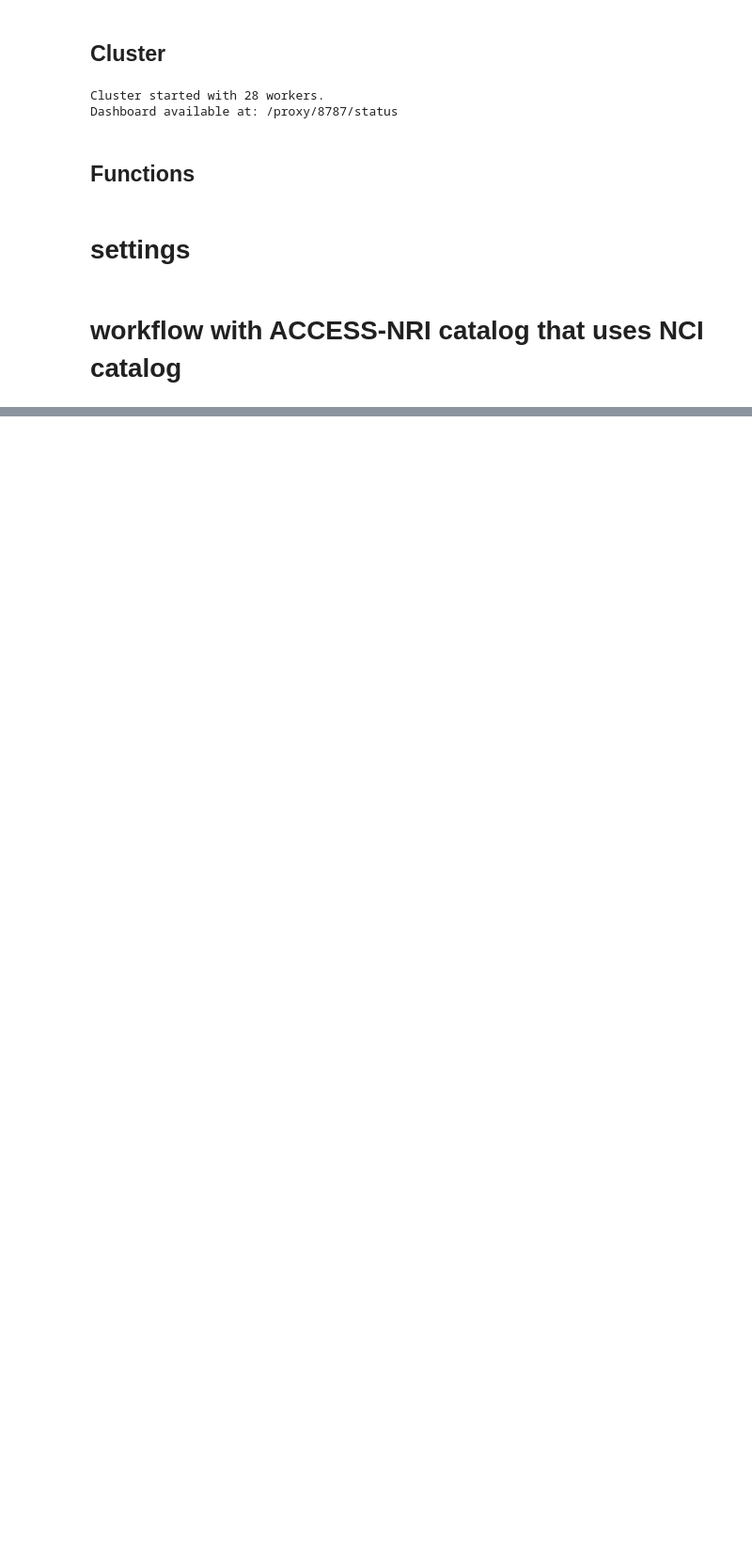
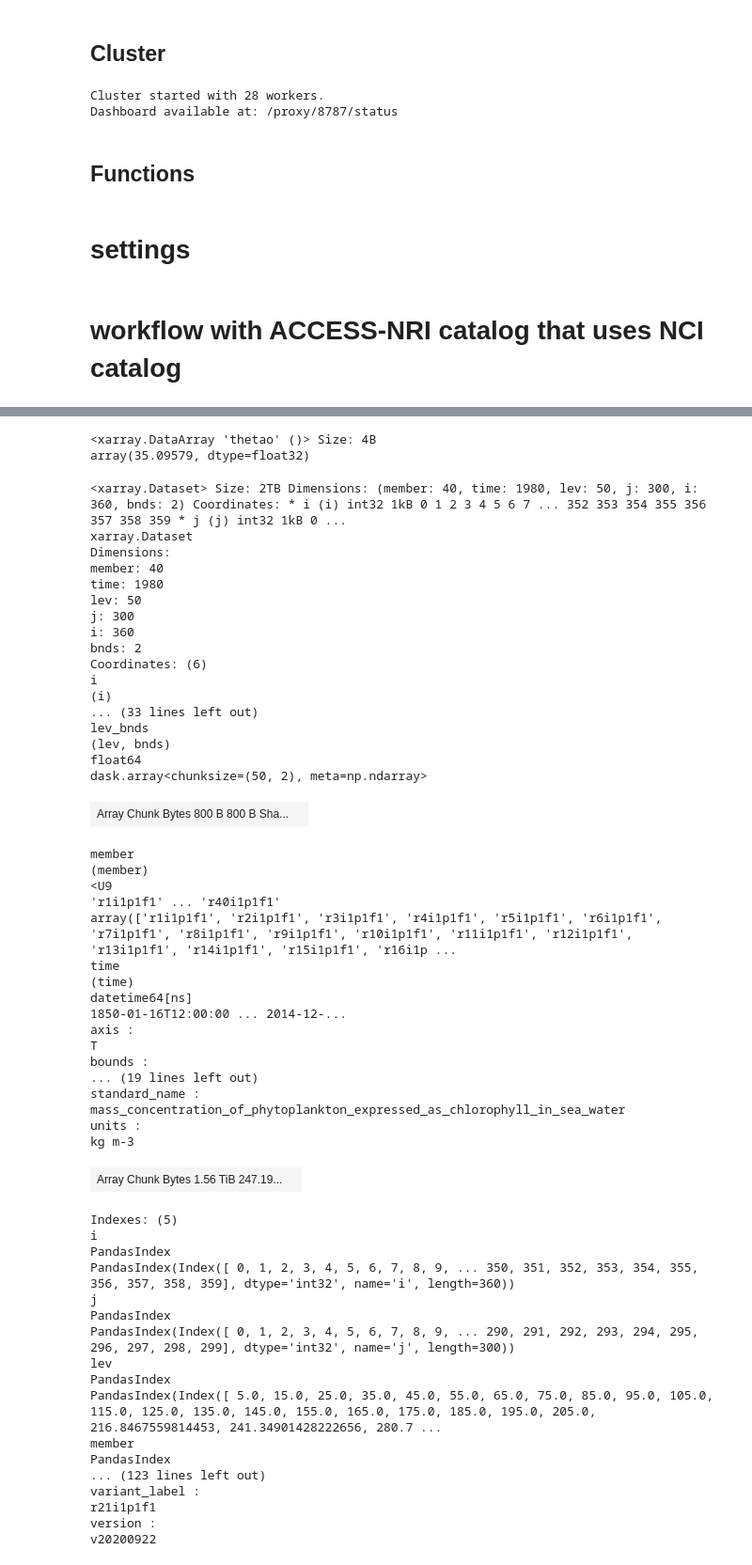
Before and after one commit to Thomas-Moore-Creative/ACDtools, a Jupyter notebook: notebooks/ARD_workflow_2025/ACCESS-ESM15-write-zarr.ipynb, the cells around one changed output, grey strips where cells are left out. Shown: that part at 94% size. Saved outputs shown, nothing was run; the diff lists cells and outputs as text; code cells hidden in the pictures; blank space fills up the shorter version.

```diff
--- a/notebooks/ARD_workflow_2025/ACCESS-ESM15-write-zarr.ipynb
+++ b/notebooks/ARD_workflow_2025/ACCESS-ESM15-write-zarr.ipynb
@@ -180,0 +196,61 @@ print(f"✅ Log written to {logfile}")
+# %%
+max_temp
+# %% [output]
+<xarray.DataArray 'thetao' ()> Size: 4B
+array(35.09579, dtype=float32)
+# %%
+chl
+# %% [output]
+<xarray.Dataset> Size: 2TB Dimensions: (member: 40, time: 1980, lev: 50, j: 300, i: 360, bnds: 2) Coordinates: * i (i) int32 1kB 0 1 2 3 4 5 6 7 ... 352 353 354 355 356 357 358 359 * j (j) int32 1kB 0 ...
+xarray.Dataset
+Dimensions:
+member: 40
+time: 1980
+lev: 50
+j: 300
+i: 360
+bnds: 2
+Coordinates: (6)
+i
+(i)
+... (33 lines left out)
+lev_bnds
+(lev, bnds)
+float64
+dask.array<chunksize=(50, 2), meta=np.ndarray>
+| Array Chunk Bytes 800 B 800 B Sha... |  |
+member
+(member)
+<U9
+'r1i1p1f1' ... 'r40i1p1f1'
+array(['r1i1p1f1', 'r2i1p1f1', 'r3i1p1f1', 'r4i1p1f1', 'r5i1p1f1', 'r6i1p1f1', 'r7i1p1f1', 'r8i1p1f1', 'r9i1p1f1', 'r10i1p1f1', 'r11i1p1f1', 'r12i1p1f1', 'r13i1p1f1', 'r14i1p1f1', 'r15i1p1f1', 'r16i1p ...
+time
+(time)
+datetime64[ns]
+1850-01-16T12:00:00 ... 2014-12-...
+axis :
+T
+bounds :
+... (19 lines left out)
+standard_name :
+mass_concentration_of_phytoplankton_expressed_as_chlorophyll_in_sea_water
+units :
+kg m-3
+| Array Chunk Bytes 1.56 TiB 247.19... |  |
+Indexes: (5)
+i
+PandasIndex
+PandasIndex(Index([ 0, 1, 2, 3, 4, 5, 6, 7, 8, 9, ... 350, 351, 352, 353, 354, 355, 356, 357, 358, 359], dtype='int32', name='i', length=360))
+j
+PandasIndex
+PandasIndex(Index([ 0, 1, 2, 3, 4, 5, 6, 7, 8, 9, ... 290, 291, 292, 293, 294, 295, 296, 297, 298, 299], dtype='int32', name='j', length=300))
+lev
+PandasIndex
+PandasIndex(Index([ 5.0, 15.0, 25.0, 35.0, 45.0, 55.0, 65.0, 75.0, 85.0, 95.0, 105.0, 115.0, 125.0, 135.0, 145.0, 155.0, 165.0, 175.0, 185.0, 195.0, 205.0, 216.8467559814453, 241.34901428222656, 280.7 ...
+member
+PandasIndex
+... (123 lines left out)
+variant_label :
+r21i1p1f1
+version :
+v20200922
```
Also changed, not shown: parts of 8 cells of this notebook, 1 other file.
